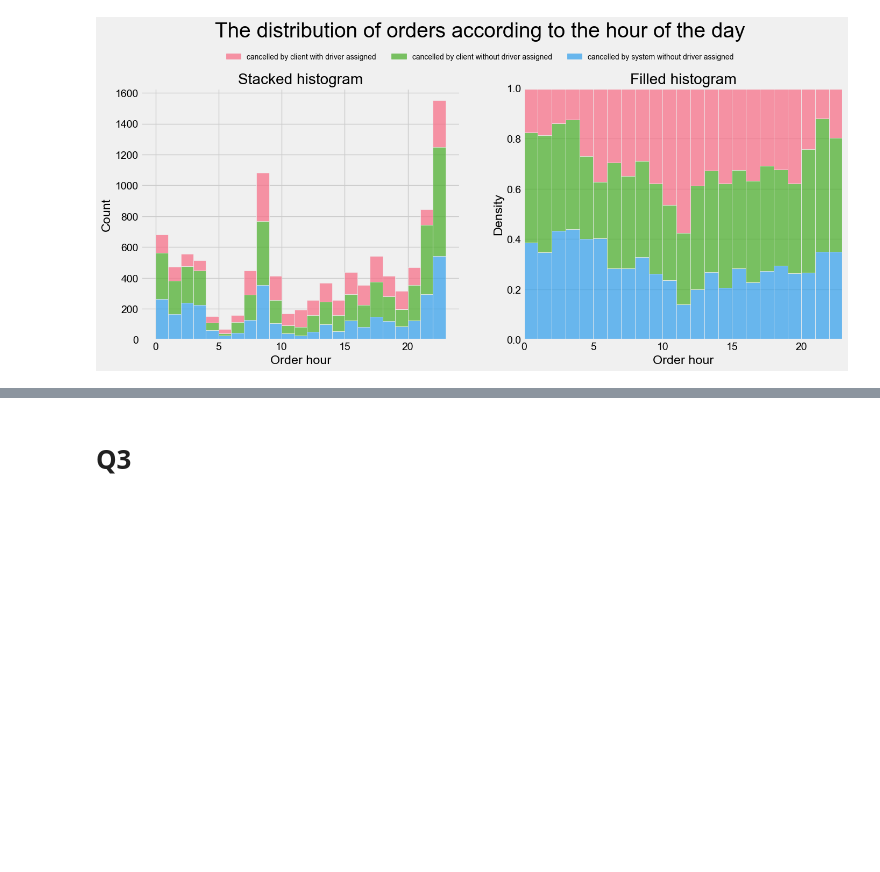
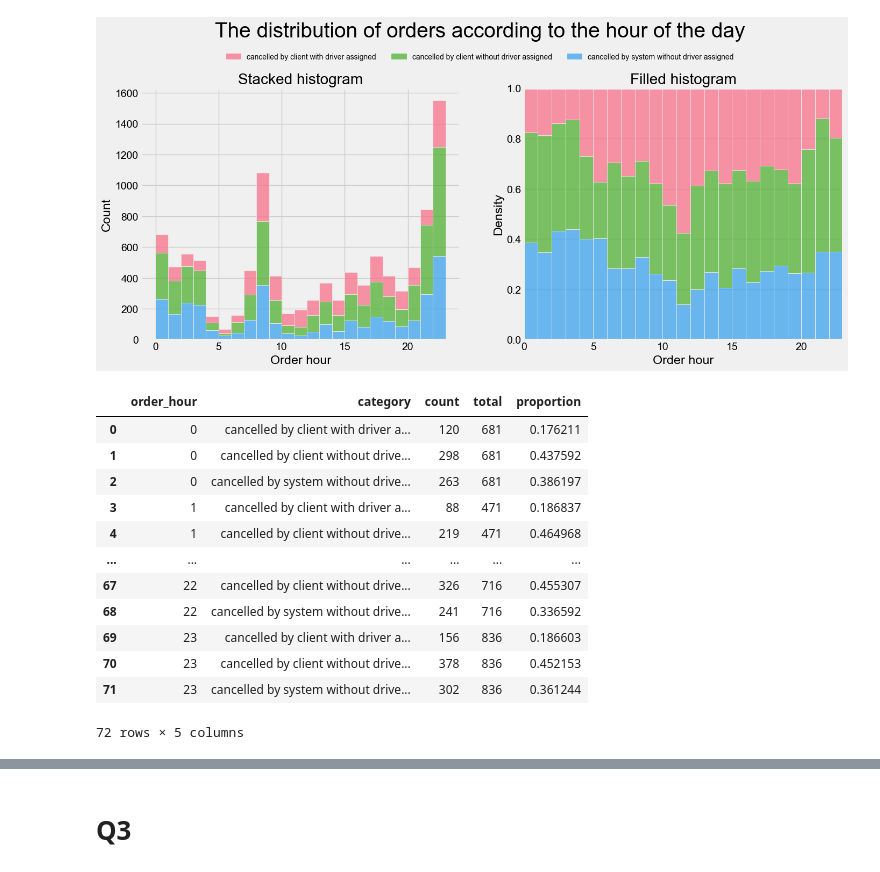
Before and after one commit to SUSTech-STA326/STA326_Assignment2, a Jupyter notebook: ass2.ipynb, the cells around one changed output, grey strips where cells are left out. Drawn from its saved outputs; the diff is of its cells as text; code cells hidden in the pictures; blank space fills up the shorter version.

```diff
--- a/ass2.ipynb
+++ b/ass2.ipynb
@@ -218,3 +218,23 @@ axs[0].get_legend().remove();
 plt.savefig("output/Q2_histogram_order_hour.svg",bbox_inches="tight")
 # %% [output]
 [figure]
+# %%
+df_grouped = df_order.loc[df_order["category"]!="cancelled by system with driver assigned",:].groupby(['order_hour', 'category']).size().reset_index(name='count')
+df_total = df_grouped.groupby('order_hour')['count'].sum().reset_index(name='total')
+df_merged = pd.merge(df_grouped, df_total, on='order_hour')
+df_merged['proportion'] = df_merged['count'] / df_merged['total']
+df_merged
+# %% [output]
+|  | order_hour | category | count | total | proportion |
+| 0 | 0 | cancelled by client with driver a... | 120 | 681 | 0.176211 |
+| 1 | 0 | cancelled by client without drive... | 298 | 681 | 0.437592 |
+| 2 | 0 | cancelled by system without drive... | 263 | 681 | 0.386197 |
+| 3 | 1 | cancelled by client with driver a... | 88 | 471 | 0.186837 |
+| 4 | 1 | cancelled by client without drive... | 219 | 471 | 0.464968 |
+| ... | ... | ... | ... | ... | ... |
+| 67 | 22 | cancelled by client without drive... | 326 | 716 | 0.455307 |
+| 68 | 22 | cancelled by system without drive... | 241 | 716 | 0.336592 |
+| 69 | 23 | cancelled by client with driver a... | 156 | 836 | 0.186603 |
+| 70 | 23 | cancelled by client without drive... | 378 | 836 | 0.452153 |
+| 71 | 23 | cancelled by system without drive... | 302 | 836 | 0.361244 |
+72 rows × 5 columns
```
Also changed, not shown: parts of 3 cells of this notebook, 13 other files.
